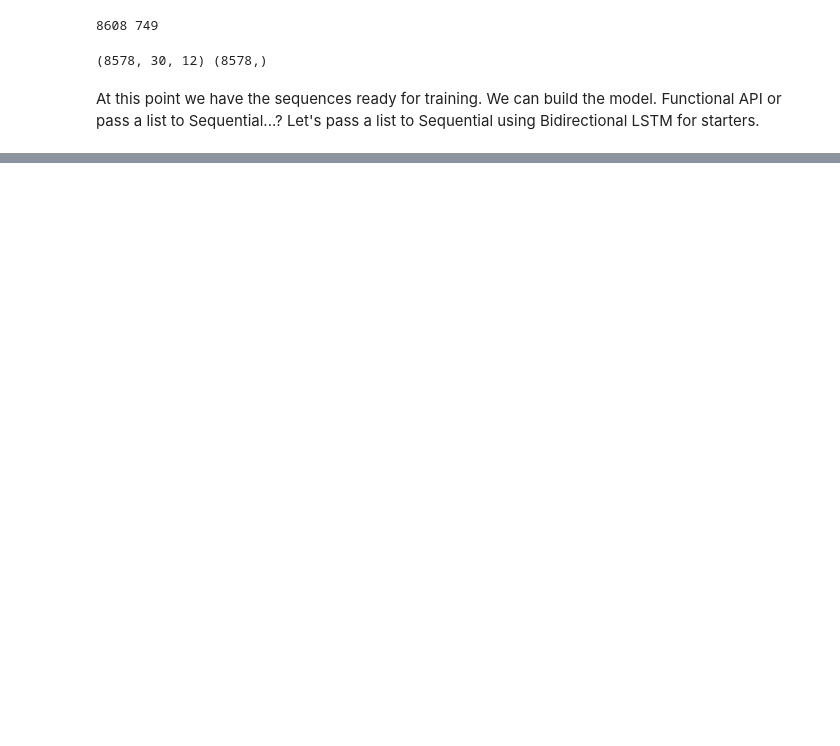
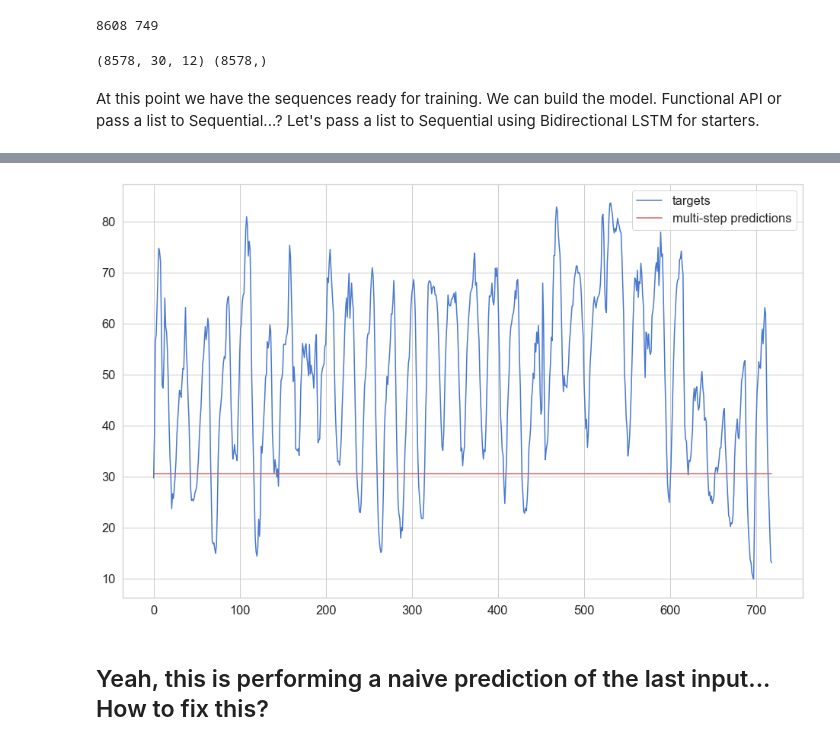
Before and after one commit to ToVic/ML_learning_projects, a Jupyter notebook: Air_quality_LSTM/AQ_modelling.ipynb, the cells around one changed output, grey strips where cells are left out. Drawn from its saved outputs; the diff is of its cells as text; code cells hidden in the pictures; blank space fills up the shorter version.

```diff
--- a/Air_quality_LSTM/AQ_modelling.ipynb
+++ b/Air_quality_LSTM/AQ_modelling.ipynb
@@ -325,0 +360,20 @@ plot_predictions(y_train, y_test, y_pred)
+# %%
+#using y_test again
+y_predictions = []
+#first input
+last_X = X_test[0]
+
+while len(y_predictions) < len(y_test):
+    p = model_1.predict(last_X.reshape(1,time_steps,12))[0,0] #converting an array to a scalar
+    y_predictions.append(p)
+    last_x = np.roll(last_X, -1)
+    last_x[-1] = p
+
+plt.plot(y_test, label = 'targets')
+plt.plot(y_predictions,'r', label = 'multi-step predictions')
+plt.legend()
+plt.show()
+# %% [output]
+[figure, added]
+# %% [markdown]
+## Yeah, this is performing a naive prediction of the last input... How to fix this?
```
Also changed, not shown: parts of 14 cells of this notebook.
